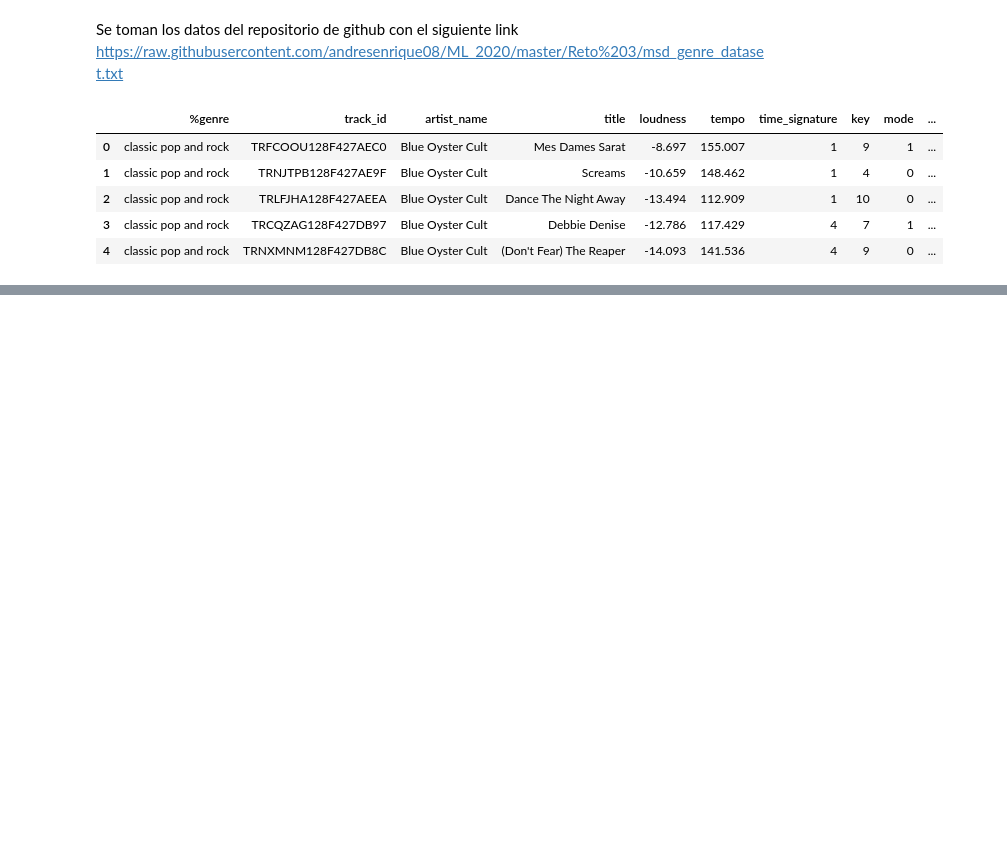
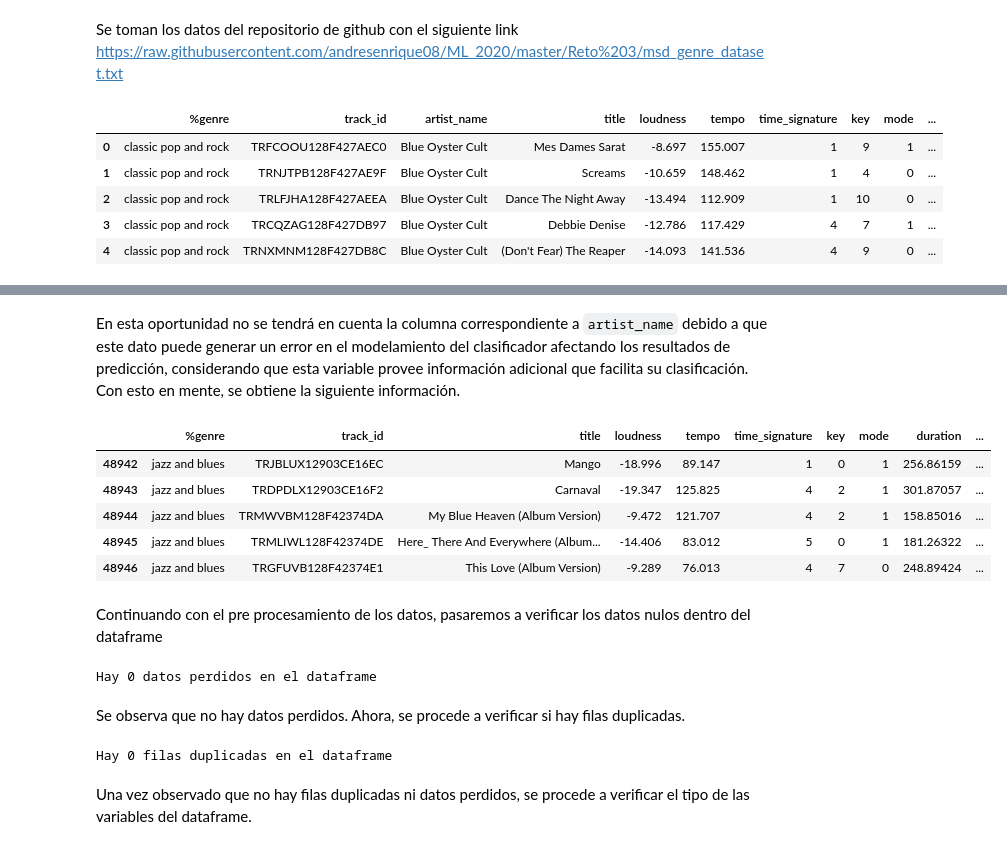
Before and after one commit to andresenrique08/ML_2020, a Jupyter notebook: Reto 3/Reto3_v1.ipynb, the cells around one changed output, grey strips where cells are left out. Cells and saved outputs as stored; diff of their text form; code cells hidden in the pictures; blank space fills up the shorter version.

````diff
--- a/Reto 3/Reto3_v1.ipynb
+++ b/Reto 3/Reto3_v1.ipynb
@@ -27,0 +91,28 @@ data.head()
+# %% [markdown]
+En esta oportunidad no se tendrá en cuenta la columna correspondiente a ```artist_name``` debido a que este dato puede generar un error en el modelamiento del clasificador afectando los resultados de predicción, considerando que esta variable provee información adicional que facilita su clasificación. Con esto en mente, se obtiene la siguiente información.
+# %%
+data_bin = data_bin.drop(['artist_name'],axis=1)
+data_bin.head()
+# %% [output]
+|  | %genre | track_id | title | loudness | tempo | time_signature | key | mode | duration | ... |
+| 48942 | jazz and blues | TRJBLUX12903CE16EC | Mango | -18.996 | 89.147 | 1 | 0 | 1 | 256.86159 | ... |
+| 48943 | jazz and blues | TRDPDLX12903CE16F2 | Carnaval | -19.347 | 125.825 | 4 | 2 | 1 | 301.87057 | ... |
+| 48944 | jazz and blues | TRMWVBM128F42374DA | My Blue Heaven (Album Version) | -9.472 | 121.707 | 4 | 2 | 1 | 158.85016 | ... |
+| 48945 | jazz and blues | TRMLIWL128F42374DE | Here_ There And Everywhere (Album... | -14.406 | 83.012 | 5 | 0 | 1 | 181.26322 | ... |
+| 48946 | jazz and blues | TRGFUVB128F42374E1 | This Love (Album Version) | -9.289 | 76.013 | 4 | 7 | 0 | 248.89424 | ... |
+# %% [markdown]
+Continuando con el pre procesamiento de los datos, pasaremos a verificar los datos nulos dentro del dataframe
+# %%
+missing_values_count = data_bin.isnull().sum()
+total_missing = missing_values_count.sum()
+print('Hay {} datos perdidos en el dataframe'.format(total_missing))
+# %% [output]
+Hay 0 datos perdidos en el dataframe
+# %% [markdown]
+Se observa que no hay datos perdidos. Ahora, se procede a verificar si hay filas duplicadas.
+# %%
+print('Hay {} filas duplicadas en el dataframe'.format(data_bin.duplicated().sum()))
+# %% [output]
+Hay 0 filas duplicadas en el dataframe
+# %% [markdown]
+Una vez observado que no hay filas duplicadas ni datos perdidos, se procede a verificar el tipo de las variables del dataframe.
````
Also changed, not shown: parts of 21 cells of this notebook.
